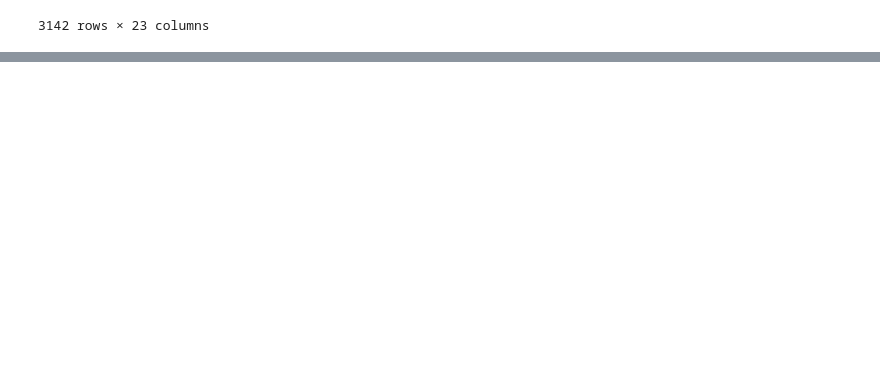
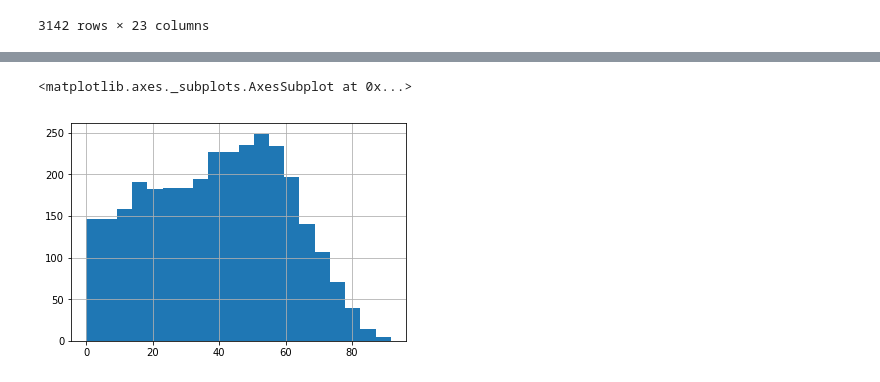
Before and after one commit to kevscon/Project-3, a Jupyter notebook: EDA.ipynb, the cells around one changed output, grey strips where cells are left out. Saved outputs shown, nothing was run; the diff lists cells and outputs as text; code cells hidden in the pictures; blank space fills up the shorter version.

```diff
--- a/EDA.ipynb
+++ b/EDA.ipynb
@@ -69,0 +79,5 @@ df.sort_values(['per_point_diff'])
+# %%
+df['per_point_diff'].hist(bins=20)
+# %% [output]
+<matplotlib.axes._subplots.AxesSubplot at 0x...>
+[figure, added]
```
Also changed, not shown: parts of 9 cells of this notebook, 14 other files.
